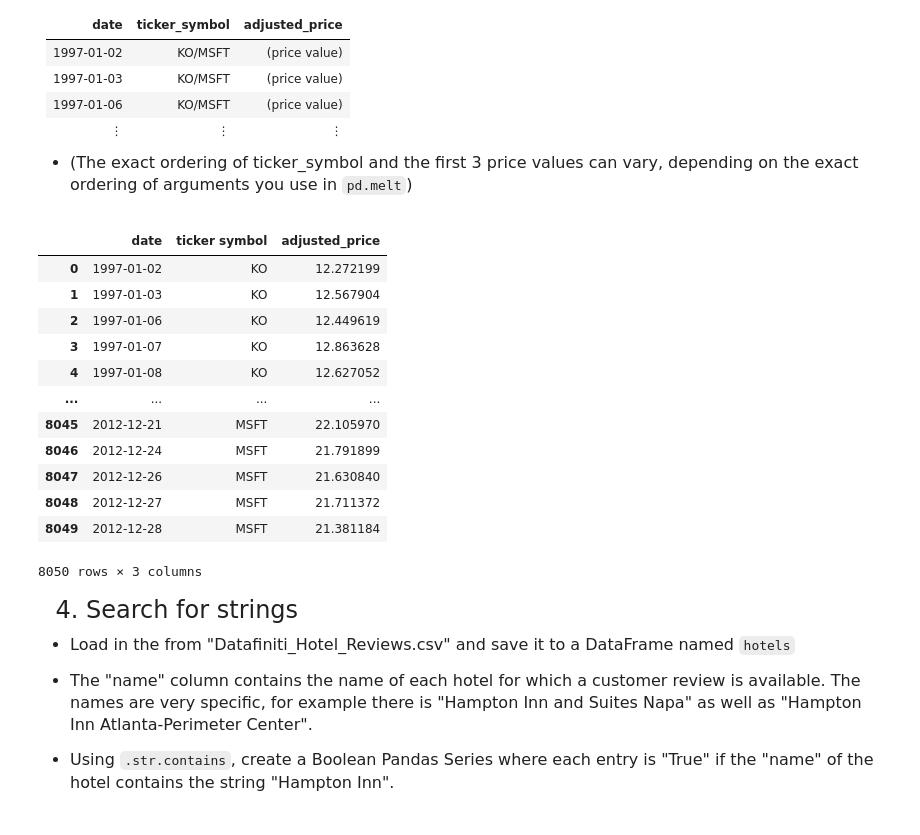
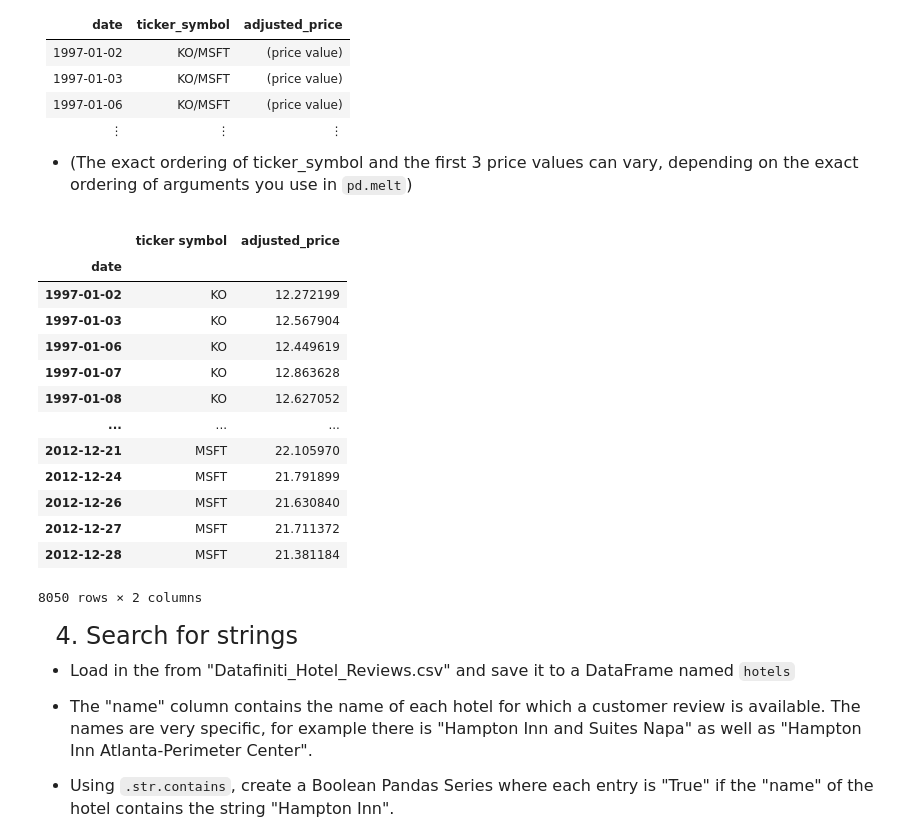
Before and after one commit to linhkieu05/qtm151fall2025, a Jupyter notebook: Assignments/assignment_10/assignment10.ipynb, the cells around one changed output. Saved outputs shown, nothing was run; the diff lists cells and outputs as text; code cells hidden in the pictures.

```diff
--- a/Assignments/assignment_10/assignment10.ipynb
+++ b/Assignments/assignment_10/assignment10.ipynb
@@ -139,27 +139,29 @@ TimeGrouper(key='date', freq=<Week: weekday=6>, axis=0, sort=True, dropna=True,
 # %%
 # your code here
 
 df_long = pd.melt(df_wide,
                   var_name = "ticker symbol",
                   value_name = "adjusted_price",
                   id_vars = "date",
                   value_vars = ["KO", "MSFT"])
 
+df_long = df_long.set_index("date")
 display(df_long)
 # %% [output]
-|  | date | ticker symbol | adjusted_price |
-| 0 | 1997-01-02 | KO | 12.272199 |
-| 1 | 1997-01-03 | KO | 12.567904 |
-| 2 | 1997-01-06 | KO | 12.449619 |
-| 3 | 1997-01-07 | KO | 12.863628 |
-| 4 | 1997-01-08 | KO | 12.627052 |
-| ... | ... | ... | ... |
-| 8045 | 2012-12-21 | MSFT | 22.105970 |
-| 8046 | 2012-12-24 | MSFT | 21.791899 |
-| 8047 | 2012-12-26 | MSFT | 21.630840 |
-| 8048 | 2012-12-27 | MSFT | 21.711372 |
-| 8049 | 2012-12-28 | MSFT | 21.381184 |
+|  | ticker symbol | adjusted_price |
+| date |  |  |
+| 1997-01-02 | KO | 12.272199 |
+| 1997-01-03 | KO | 12.567904 |
+| 1997-01-06 | KO | 12.449619 |
+| 1997-01-07 | KO | 12.863628 |
+| 1997-01-08 | KO | 12.627052 |
+| ... | ... | ... |
+| 2012-12-21 | MSFT | 22.105970 |
+| 2012-12-24 | MSFT | 21.791899 |
+| 2012-12-26 | MSFT | 21.630840 |
+| 2012-12-27 | MSFT | 21.711372 |
+| 2012-12-28 | MSFT | 21.381184 |
-8050 rows × 3 columns
+8050 rows × 2 columns
 # %% [markdown]
 <font size = "5">
 
```
Also changed, not shown: parts of 2 cells of this notebook, 4 other files.
